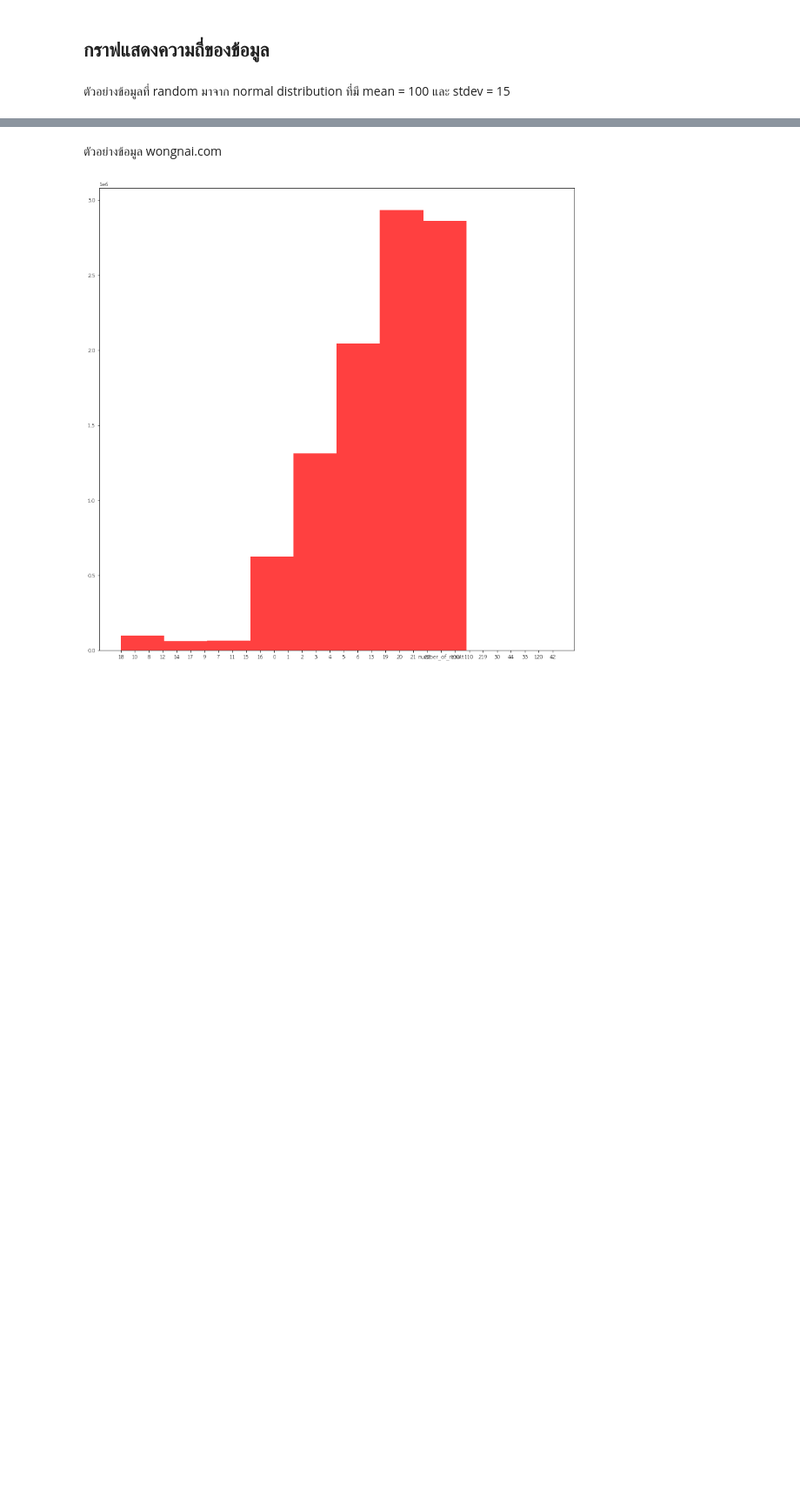
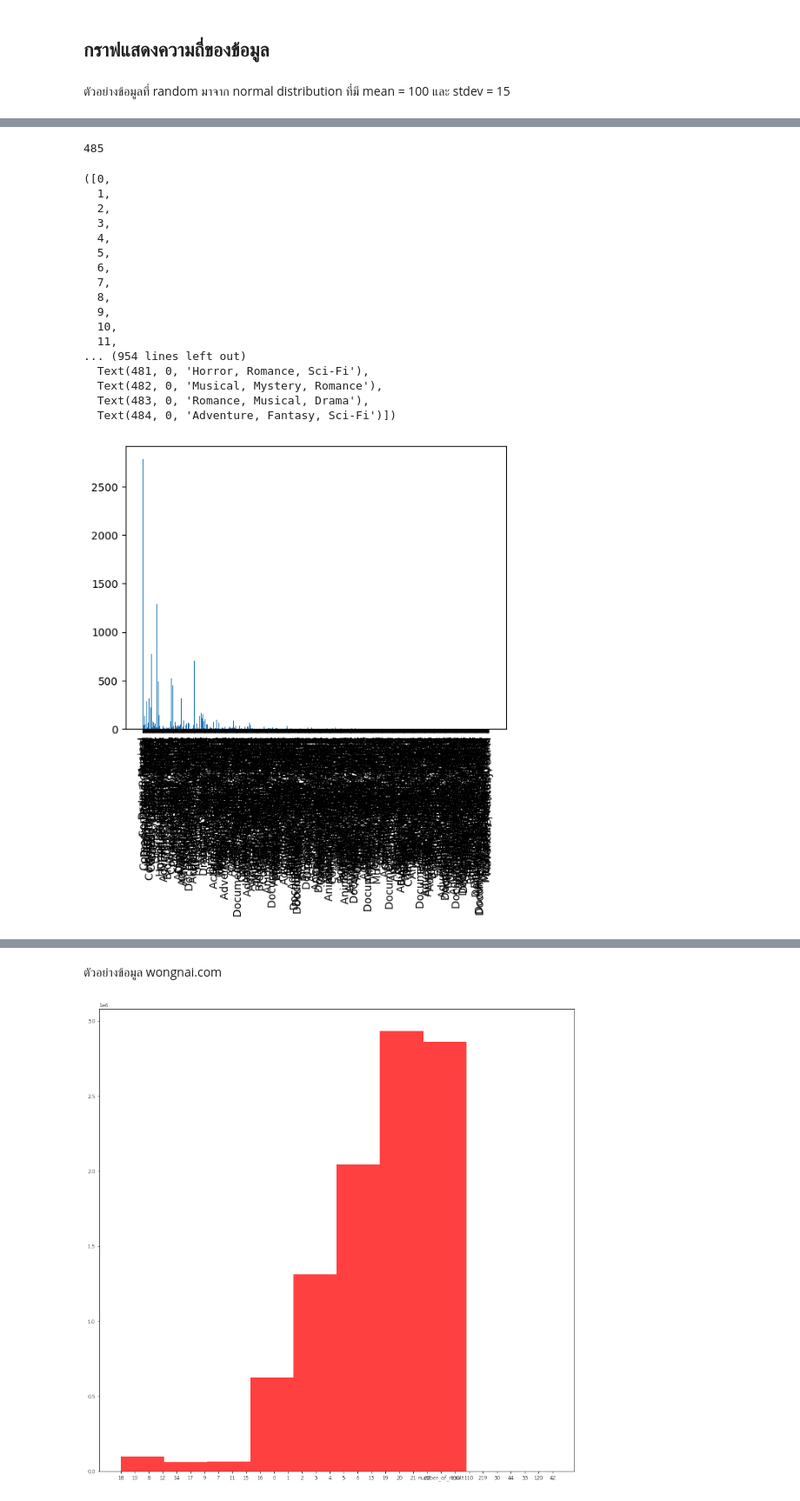
Before and after one commit to Kanvara001/python_dataviz2024, a Jupyter notebook: Visualize_Data_Comparison.ipynb, the cells around one changed output, grey strips where cells are left out. Shown at 87% size. Saved outputs shown, nothing was run; the diff lists cells and outputs as text; code cells hidden in the pictures; blank space fills up the shorter version.

```diff
--- a/Visualize_Data_Comparison.ipynb
+++ b/Visualize_Data_Comparison.ipynb
@@ -604,0 +621,3 @@ plt.hist(X, 50, density = True, facecolor = 'violet', alpha = 0.75);
+# %%
+data_india = pd.read_csv(os.path.join(path,'IMDb_Movies_India.csv'), encoding= 'latin-1')
+data_india.head()
@@ -604,0 +631,26 @@ plt.hist(X, 50, density = True, facecolor = 'violet', alpha = 0.75);
+# %%
+len(set(data_india.dropna(subset=['Genre'])['Genre']))
+# %% [output]
+485
+# %%
+plt.hist(data_india.dropna(subset=['Genre'])['Genre'],bins = len(set(data_india.dropna(subset=['Genre'])['Genre'])))
+plt.xticks(rotation='vertical')
+# %% [output]
+([0,
+  1,
+  2,
+  3,
+  4,
+  5,
+  6,
+  7,
+  8,
+  9,
+  10,
+  11,
+... (954 lines left out)
+  Text(481, 0, 'Horror, Romance, Sci-Fi'),
+  Text(482, 0, 'Musical, Mystery, Romance'),
+  Text(483, 0, 'Romance, Musical, Drama'),
+  Text(484, 0, 'Adventure, Fantasy, Sci-Fi')])
+[figure, added]
```
Also changed, not shown: parts of 16 cells of this notebook.
